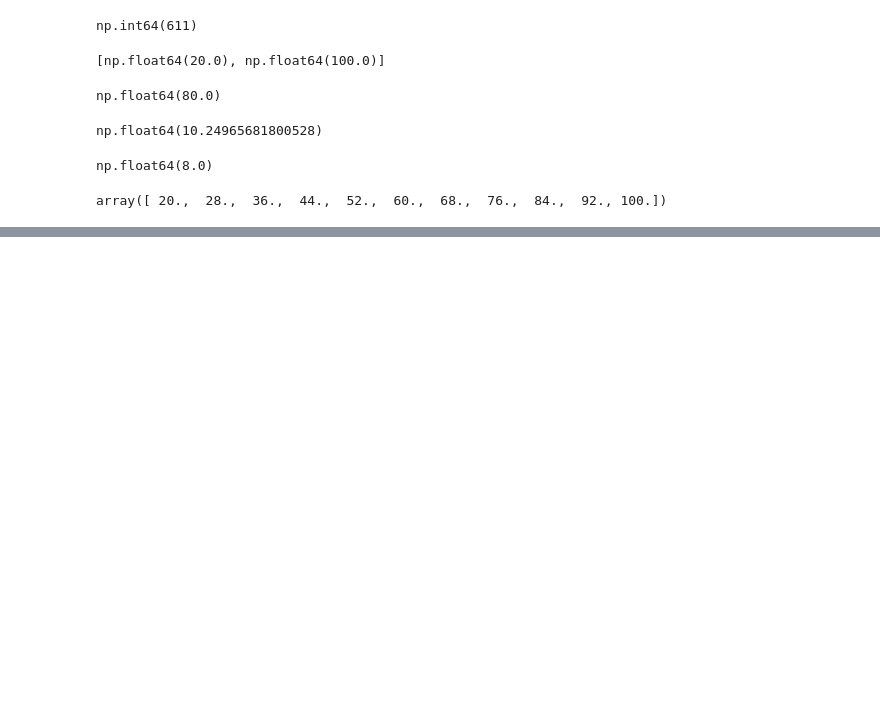
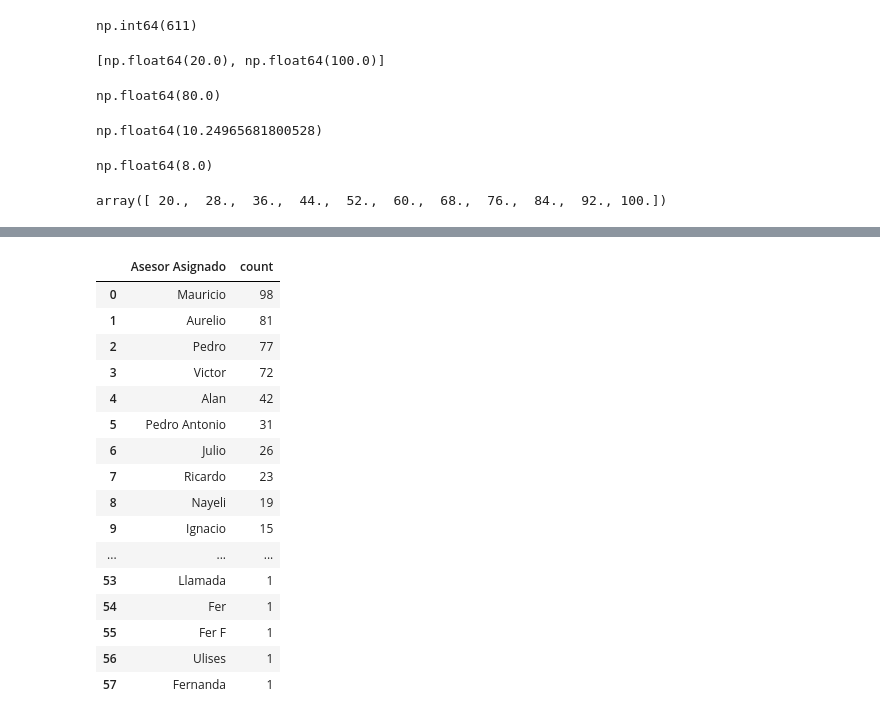
Before and after one commit to Naho179/Extraccion_de_caracteristicas, a Jupyter notebook: 4.2/Citas_digital.ipynb, the cells around one changed output, grey strips where cells are left out. Saved outputs shown, nothing was run; the diff lists cells and outputs as text; code cells hidden in the pictures; blank space fills up the shorter version.

```diff
--- a/4.2/Citas_digital.ipynb
+++ b/4.2/Citas_digital.ipynb
@@ -711,0 +752,21 @@ Text(0, 0.5, 'Frecuencia')
+# %%
+Tabla_freq = df['Asesor Asignado'].value_counts().reset_index()
+Tabla_freq
+# %% [output]
+|  | Asesor Asignado | count |
+| 0 | Mauricio | 98 |
+| 1 | Aurelio | 81 |
+| 2 | Pedro | 77 |
+| 3 | Victor | 72 |
+| 4 | Alan | 42 |
+| 5 | Pedro Antonio | 31 |
+| 6 | Julio | 26 |
+| 7 | Ricardo | 23 |
+| 8 | Nayeli | 19 |
+| 9 | Ignacio | 15 |
+| ... | ... | ... |
+| 53 | Llamada | 1 |
+| 54 | Fer | 1 |
+| 55 | Fer F | 1 |
+| 56 | Ulises | 1 |
+| 57 | Fernanda | 1 |
```
Also changed, not shown: parts of 16 cells of this notebook.
